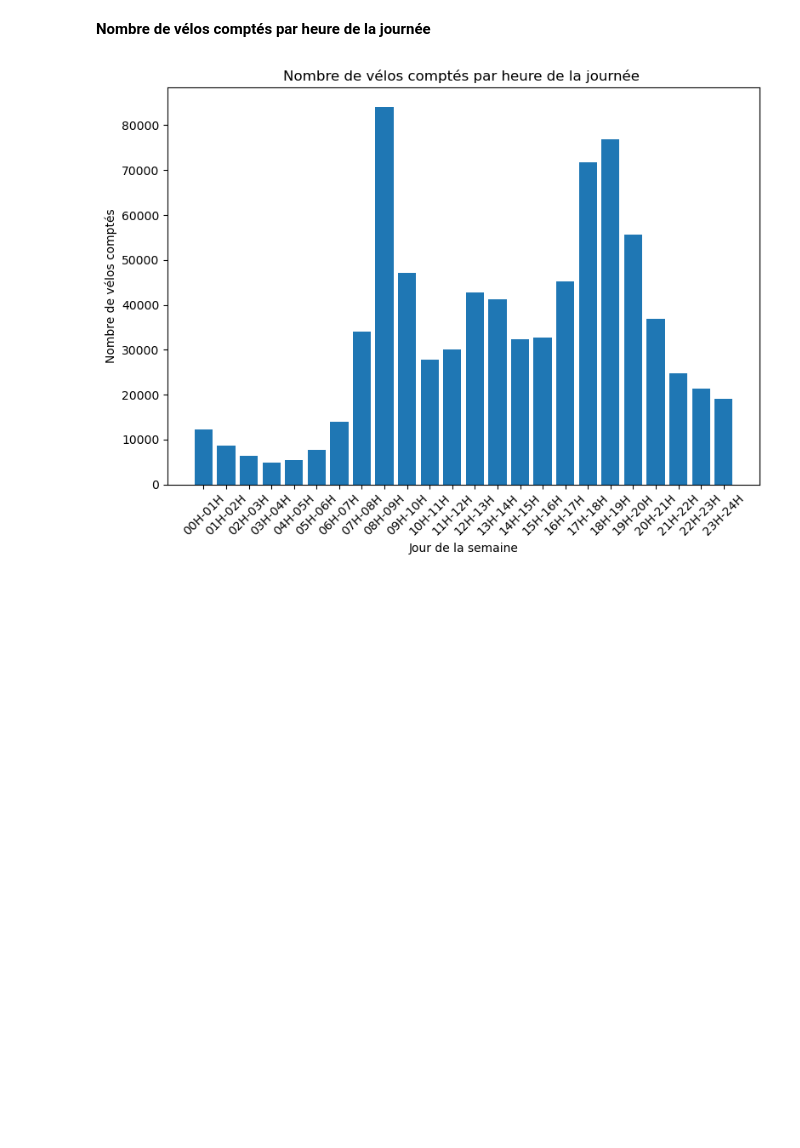
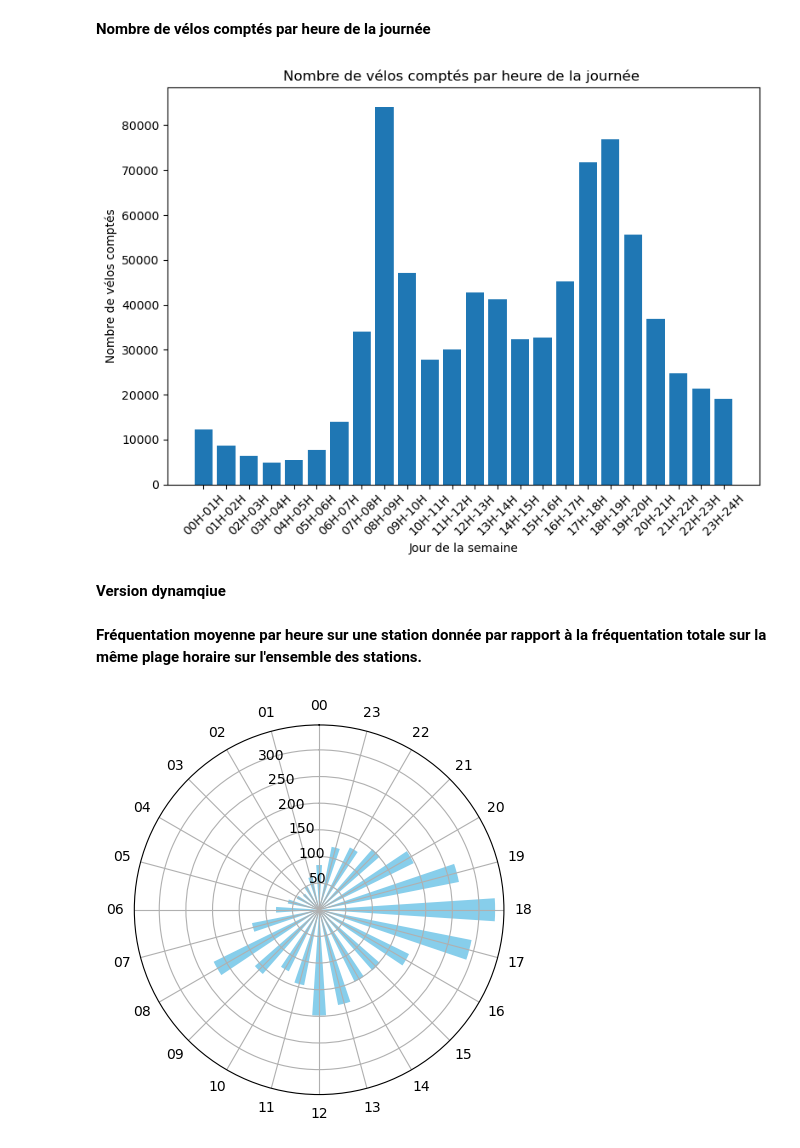
Before and after one commit to walidouchaou/Comptage-v-los-depuis-3-mois-, a Jupyter notebook: ComptageVeloNantes.ipynb, the cells around one changed output. Drawn from its saved outputs; the diff is of its cells as text; code cells hidden in the pictures; blank space fills up the shorter version.

Commit message:
Add files via upload
add new diagrame

```diff
--- a/ComptageVeloNantes.ipynb
+++ b/ComptageVeloNantes.ipynb
@@ -325,3 +325,5 @@ plt.tight_layout()
 plt.show()
 # %% [output]
 [figure]
+# %% [markdown]
+**Version dynamqiue**
@@ -327,0 +343,55 @@ plt.show()
+# %% [markdown]
+**Fréquentation moyenne par heure sur une station donnée par rapport à la fréquentation totale sur la même plage horaire  sur l'ensemble des stations.**
+# %%
+
+# 1. Calculer la fréquentation totale par heure pour toutes les stations
+ComptageVeloNantesDernierMoisfinal['Total par heure'] = ComptageVeloNantesDernierMoisfinal.loc[:, '00':'23'].sum(axis=1)
+
+# 2. Calculer la fréquentation moyenne par heure pour une station spécifique
+station_specifique = 788  # Remplacez par le numéro de la station spécifique
+freq_moyenne_station = ComptageVeloNantesDernierMoisfinal[ComptageVeloNantesDernierMoisfinal['Numéro de boucle'] == station_specifique].loc[:, '00':'23'].mean(axis=0)
+
+# 3. Diviser la fréquentation moyenne de la station par la fréquentation totale par heure pour obtenir la proportion
+proportion_freq_station = freq_moyenne_station / ComptageVeloNantesDernierMoisfinal['Total par heure'].mean()
+
+# Création du nouveau DataFrame avec la proportion de fréquentation
+nouveau_df = pd.DataFrame({
+    'Heure': freq_moyenne_station.index,
+    'Fréquentation moyenne station': freq_moyenne_station.values,
+    'Fréquentation totale moyenne': ComptageVeloNantesDernierMoisfinal['Total par heure'].mean(),
+    'Proportion par rapport à la fréquentation totale': proportion_freq_station.values
+})
+
+
+# Vos données
+heures = ['00', '01', '02', '03', '04', '05', '06', '07', '08', '09', '10', '11', '12', '13', '14', '15', '16', '17', '18', '19', '20', '21', '22', '23']
+freq_moy_station = [83.932584, 63.067416, 49.393258, 40.078652, 47.067416, 59.988764, 80.910112, 128.393258, 220.640449, 160.303371, 128.730337, 144.292135, 198.595506, 182.258427, 150.719101, 151.359551, 188.089888, 291.651685, 330.280899, 267.505618, 197.910112, 151.382022, 130.303371, 120.359551]
+
+# Création du graphique polar
+fig, ax = plt.subplots(subplot_kw={'projection': 'polar'})
+
+# Longueur des barres (fréquence moyenne)
+r = nouveau_df['Fréquentation moyenne station']
+
+# Création des angles pour chaque heure
+theta = np.linspace(0, 2*np.pi, len(nouveau_df['Heure']), endpoint=False)
+
+# Largeur des barres
+width = np.pi / len(nouveau_df['Heure'])
+
+# Plot des barres radiales à partir du centre
+bars = ax.bar(theta, r, width=width, bottom=0.0, color='skyblue')
+
+# Configuration du graphique polar
+ax.set_theta_zero_location('N')
+
+ax.set_xticks(theta)
+ax.set_xticklabels(nouveau_df['Heure'])
+
+# Suppression des lignes radiales
+ax.yaxis.grid(True)
+
+# Affichage
+plt.show()
+# %% [output]
+[figure, added]
```
Also changed, not shown: parts of 1 cell of this notebook.
